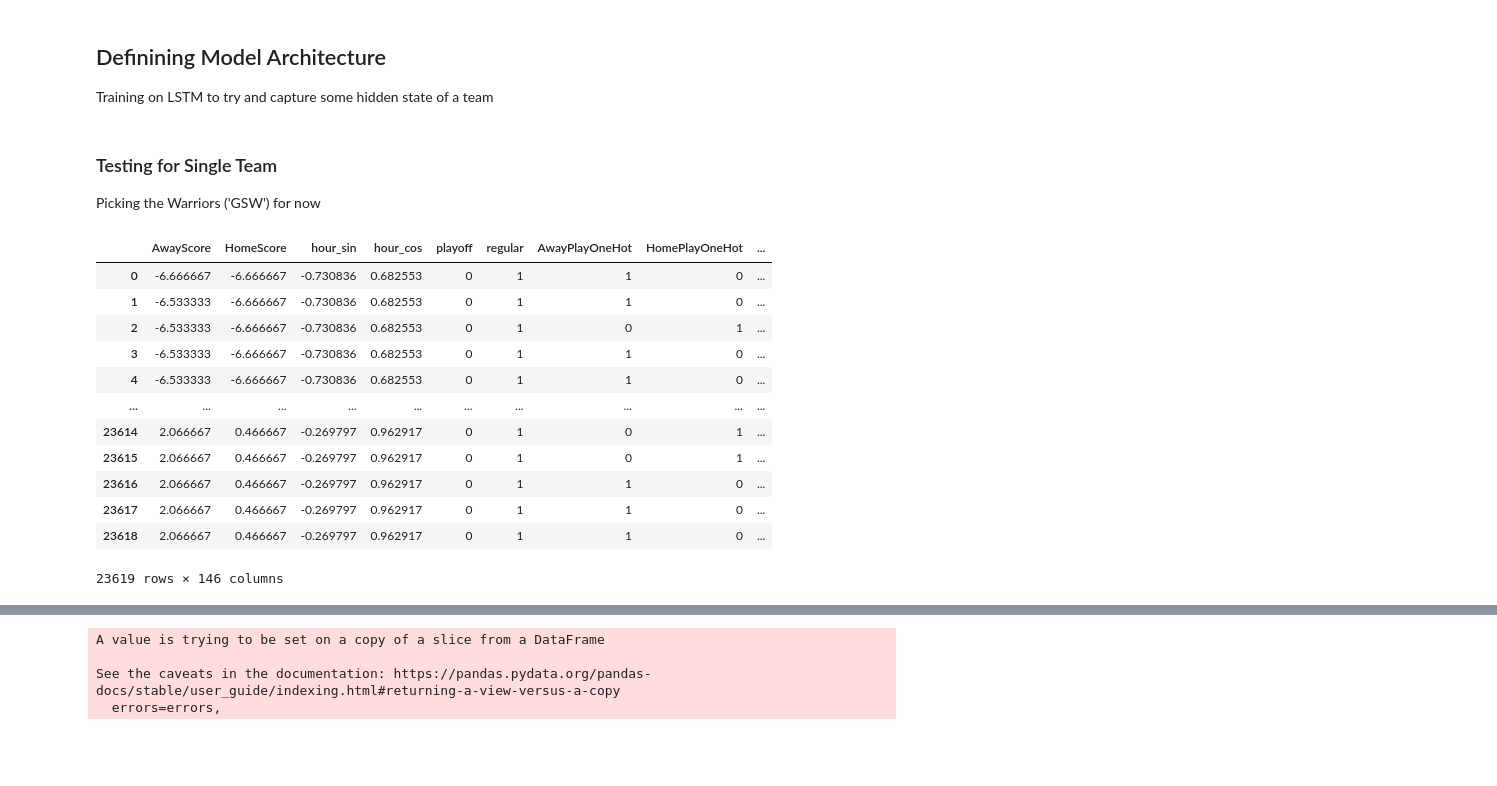
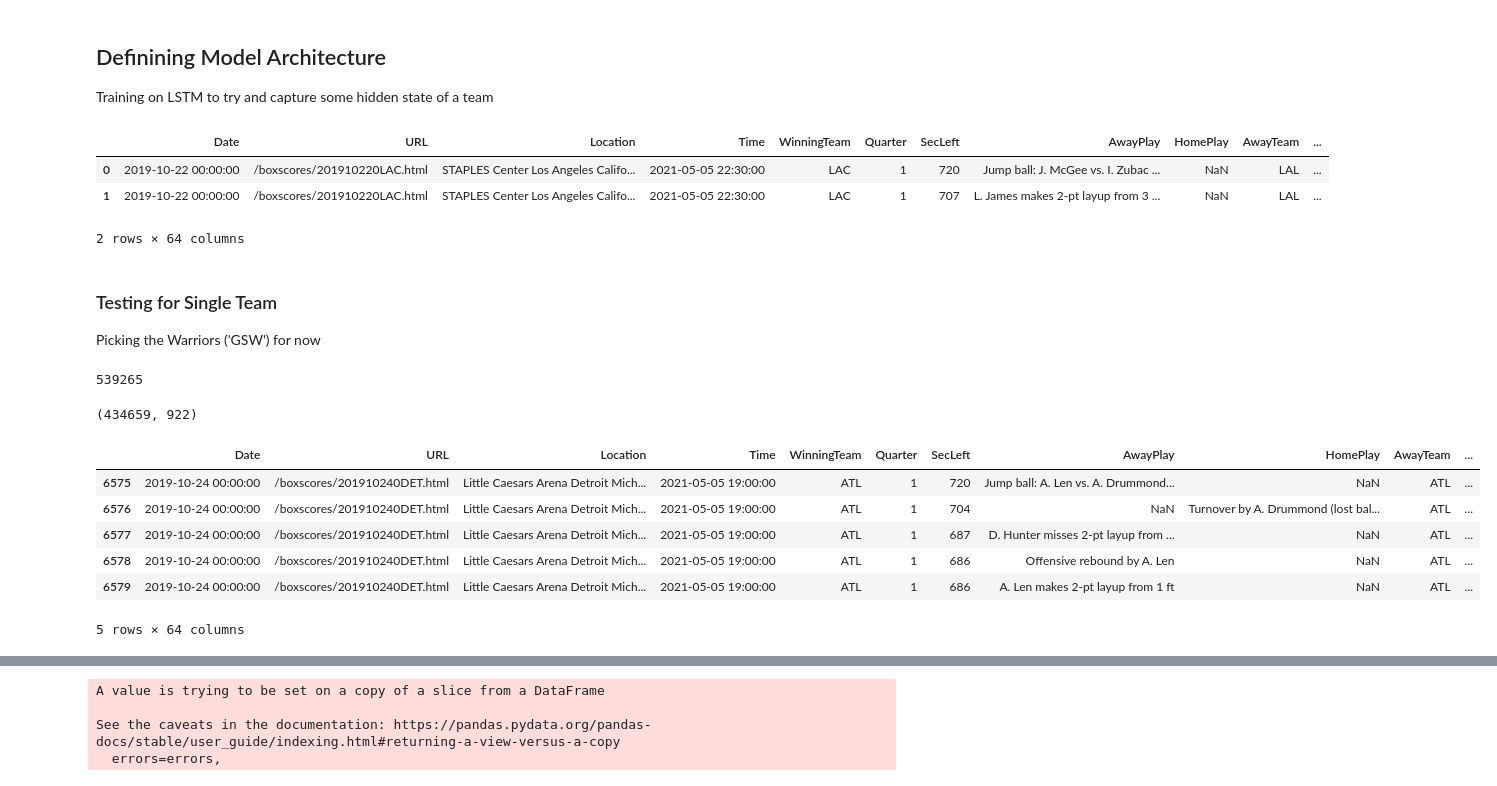
Before and after one commit to erictang000/nba_prediction, a Jupyter notebook: Modeling.ipynb, the cells around one changed output, grey strips where cells are left out. Cells and saved outputs as stored; diff of their text form; code cells hidden in the pictures; blank space fills up the shorter version.

```diff
--- a/Modeling.ipynb
+++ b/Modeling.ipynb
@@ -37,7 +39,13 @@ class LSTM_Model(nn.Module):
 
         return pred
 # %%
-raw_df = pd.read_csv('2019pbpfeatures.csv')
+raw_df = pd.read_csv('2019pbpfeatures_calvin.csv')
+raw_df.head(2)
+# %% [output]
+|  | Date | URL | Location | Time | WinningTeam | Quarter | SecLeft | AwayPlay | HomePlay | AwayTeam | ... |
+| 0 | 2019-10-22 00:00:00 | /boxscores/201910220LAC.html | STAPLES Center Los Angeles Califo... | 2021-05-05 22:30:00 | LAC | 1 | 720 | Jump ball: J. McGee vs. I. Zubac ... | NaN | LAL | ... |
+| 1 | 2019-10-22 00:00:00 | /boxscores/201910220LAC.html | STAPLES Center Los Angeles Califo... | 2021-05-05 22:30:00 | LAC | 1 | 707 | L. James makes 2-pt layup from 3 ... | NaN | LAL | ... |
+2 rows × 64 columns
 # %% [markdown]
 ### Testing for Single Team
 Picking the Warriors ('GSW') for now
@@ -47,31 +57,29 @@ df.drop(['index'],1,inplace=True)
+# %%
+len(raw_df)
+# %% [output]
+539265
 # %%
 ##train tests split
+df = raw_df
 sizes = df.groupby(['Date']).size()
 mask = np.random.rand(len(sizes)) < 0.8
 final_mask = np.array([])
 for i in range(len(sizes)):
     final_mask = np.concatenate((final_mask, np.full(sizes[i], mask[i])))
 final_mask = final_mask.astype(bool)
-df_train = df[final_mask].reset_index().drop(['index'],1)
-df_test = df[~final_mask].reset_index().drop(['index'],1)
-# df.groupby(['Date']).values()
+df_train = df[final_mask]
+df_test = df[~final_mask]
-# %%
-homeLabels = df_train['HomeFinalScore']
-awayLabels = df_train['AwayFinalScore']
-df_train.drop(['AwayTeam', 'HomeTeam','Date','HomeFinalScore','AwayFinalScore'],1,inplace=True)
+# %%
+len(df_train), len(df_train.groupby('URL'))
+# %% [output]
+(434659, 922)
 # %%
-df_train
+df_train.head()
 # %% [output]
-|  | AwayScore | HomeScore | hour_sin | hour_cos | playoff | regular | AwayPlayOneHot | HomePlayOneHot | ... |
-| 0 | -6.666667 | -6.666667 | -0.730836 | 0.682553 | 0 | 1 | 1 | 0 | ... |
-| 1 | -6.533333 | -6.666667 | -0.730836 | 0.682553 | 0 | 1 | 1 | 0 | ... |
-| 2 | -6.533333 | -6.666667 | -0.730836 | 0.682553 | 0 | 1 | 0 | 1 | ... |
-| 3 | -6.533333 | -6.666667 | -0.730836 | 0.682553 | 0 | 1 | 1 | 0 | ... |
-| 4 | -6.533333 | -6.666667 | -0.730836 | 0.682553 | 0 | 1 | 1 | 0 | ... |
-| ... | ... | ... | ... | ... | ... | ... | ... | ... | ... |
-| 23614 | 2.066667 | 0.466667 | -0.269797 | 0.962917 | 0 | 1 | 0 | 1 | ... |
-| 23615 | 2.066667 | 0.466667 | -0.269797 | 0.962917 | 0 | 1 | 0 | 1 | ... |
-| 23616 | 2.066667 | 0.466667 | -0.269797 | 0.962917 | 0 | 1 | 1 | 0 | ... |
-| 23617 | 2.066667 | 0.466667 | -0.269797 | 0.962917 | 0 | 1 | 1 | 0 | ... |
-| 23618 | 2.066667 | 0.466667 | -0.269797 | 0.962917 | 0 | 1 | 1 | 0 | ... |
+|  | Date | URL | Location | Time | WinningTeam | Quarter | SecLeft | AwayPlay | HomePlay | AwayTeam | ... |
+| 6575 | 2019-10-24 00:00:00 | /boxscores/201910240DET.html | Little Caesars Arena Detroit Mich... | 2021-05-05 19:00:00 | ATL | 1 | 720 | Jump ball: A. Len vs. A. Drummond... | NaN | ATL | ... |
+| 6576 | 2019-10-24 00:00:00 | /boxscores/201910240DET.html | Little Caesars Arena Detroit Mich... | 2021-05-05 19:00:00 | ATL | 1 | 704 | NaN | Turnover by A. Drummond (lost bal... | ATL | ... |
+| 6577 | 2019-10-24 00:00:00 | /boxscores/201910240DET.html | Little Caesars Arena Detroit Mich... | 2021-05-05 19:00:00 | ATL | 1 | 687 | D. Hunter misses 2-pt layup from ... | NaN | ATL | ... |
+| 6578 | 2019-10-24 00:00:00 | /boxscores/201910240DET.html | Little Caesars Arena Detroit Mich... | 2021-05-05 19:00:00 | ATL | 1 | 686 | Offensive rebound by A. Len | NaN | ATL | ... |
+| 6579 | 2019-10-24 00:00:00 | /boxscores/201910240DET.html | Little Caesars Arena Detroit Mich... | 2021-05-05 19:00:00 | ATL | 1 | 686 | A. Len makes 2-pt layup from 1 ft | NaN | ATL | ... |
-23619 rows × 146 columns
+5 rows × 64 columns
```
Also changed, not shown: parts of 25 cells of this notebook, 1 other file.
